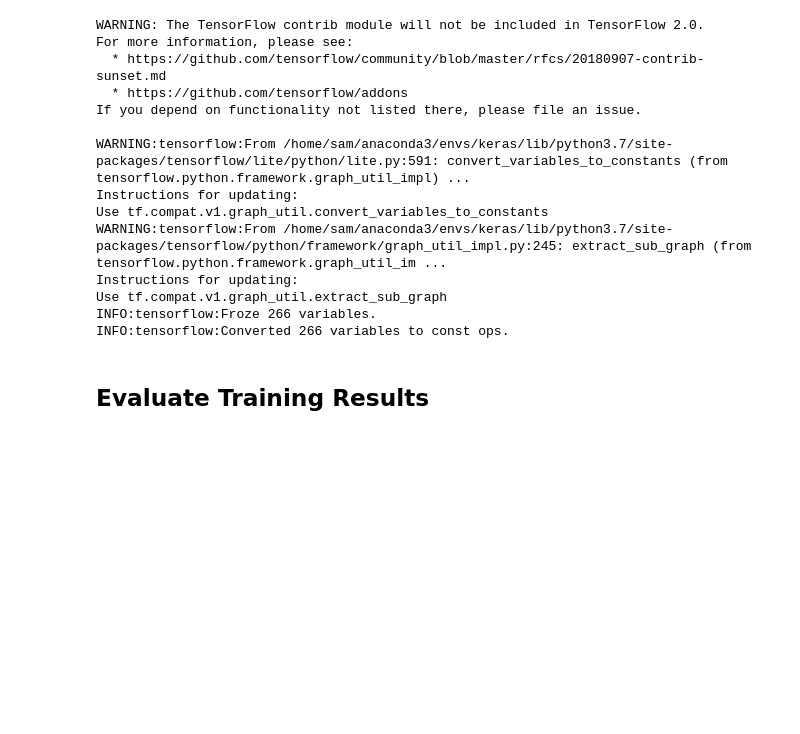
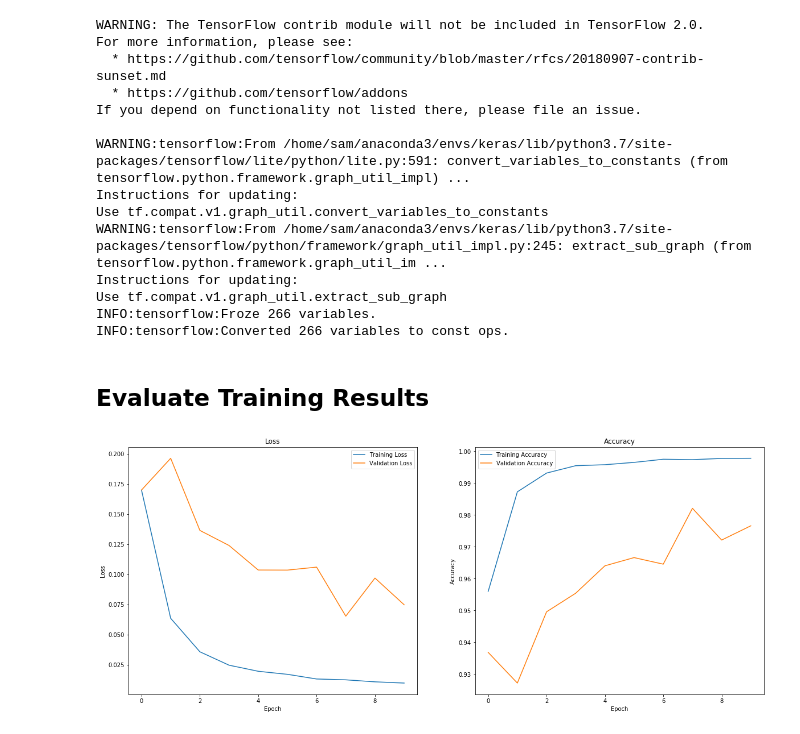
Before and after one commit to hotplot/bad-cat, a Jupyter notebook: TrainMobileNetClassifier.ipynb, the cells around one changed output. Saved outputs shown, nothing was run; the diff lists cells and outputs as text; code cells hidden in the pictures; blank space fills up the shorter version.

```diff
--- a/TrainMobileNetClassifier.ipynb
+++ b/TrainMobileNetClassifier.ipynb
@@ -23,7 +23,7 @@ tensorflow.set_random_seed(4096)
 IMAGE_W = 224
 IMAGE_H = 224
 
-EPOCHS = 5
+EPOCHS = 10
 INITIAL_LR = 0.0005
 BATCH_SIZE = 32
 
@@ -219,18 +216,23 @@ INFO:tensorflow:Converted 266 variables to const ops.
 ## Evaluate Training Results
 # %%
 import matplotlib.pyplot as plt
-import numpy as np
 
 N = np.arange(0, EPOCHS)
-plt.style.use("ggplot")
-plt.figure()
-plt.plot(N, H.history["loss"], label="Training Loss")
-plt.plot(N, H.history["val_loss"], label="Validation Loss")
-plt.title("Training Loss")
-plt.xlabel("Epoch")
-plt.ylabel("Loss")
-plt.legend()
+fig, (ax1, ax2) = plt.subplots(1, 2, figsize=(20,8))
+
+ax1.plot(N, H.history["loss"], label="Training Loss")
+ax1.plot(N, H.history["val_loss"], label="Validation Loss")
+ax1.set(title="Loss", xlabel='Epoch', ylabel='Loss')
+ax1.legend()
+
+ax2.plot(N, H.history["acc"], label="Training Accuracy")
+ax2.plot(N, H.history["val_acc"], label="Validation Accuracy")
+ax2.set(title='Accuracy', xlabel='Epoch', ylabel='Accuracy')
+ax2.legend()
+
 plt.show()
+# %% [output]
+[figure, added]
 # %%
 model = keras.models.load_model(KERAS_MODEL_FILE)
 
```
Also changed, not shown: parts of 5 cells of this notebook, 10 other files.
